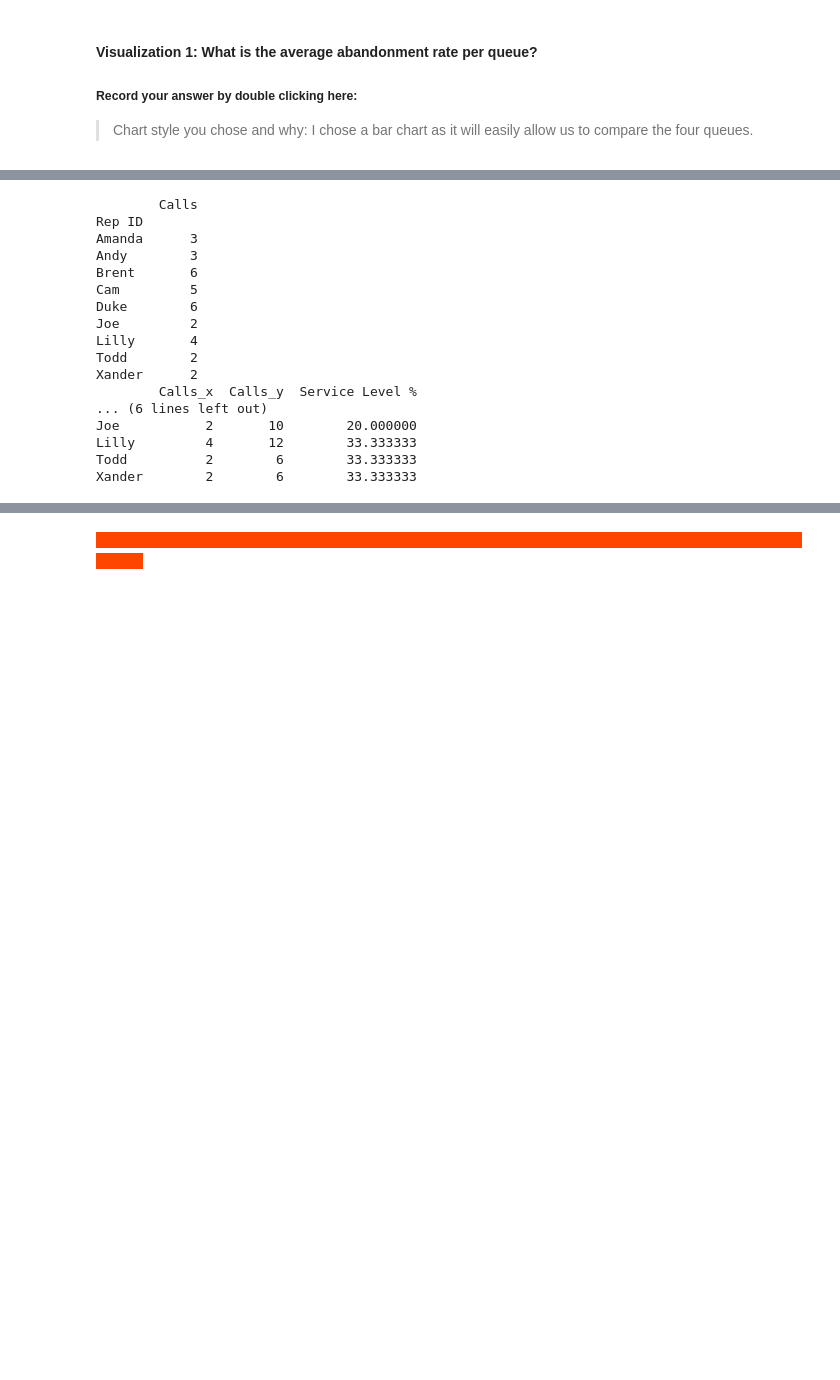
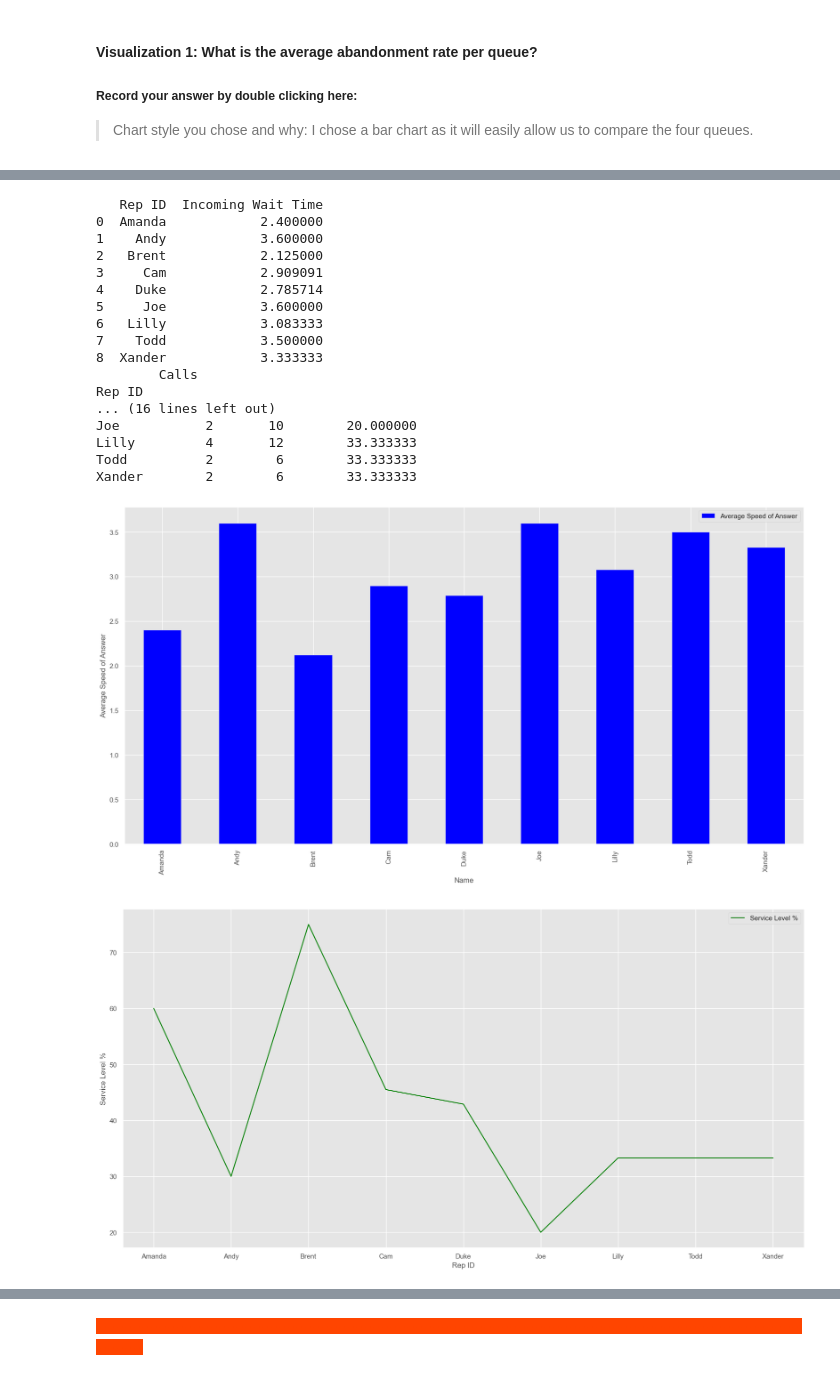
Before and after one commit to MizLizz/call-center-cleanup-assignment, a Jupyter notebook: Liz_Call_Center_Cleanup.ipynb, the cells around one changed output, grey strips where cells are left out. Saved outputs shown, nothing was run; the diff lists cells and outputs as text; code cells hidden in the pictures; blank space fills up the shorter version.

```diff
--- a/Liz_Call_Center_Cleanup.ipynb
+++ b/Liz_Call_Center_Cleanup.ipynb
@@ -527,48 +530,85 @@ Another option would be a double-line graph where one line represents each varia
 # north_plt contains the data you need for the average speed of answer of each rep
 
 north_plt = northdf_new.groupby("Rep ID")["Incoming Wait Time"].mean().to_frame().reset_index()
-
+print (north_plt)
 # Finding each Rep's Personal Service Level Percentage.  Basically, Calls within 2 secs / total calls
 
 # Table 1: Total Incoming calls less than 2 seconds grouped by Rep
 quick_calls = northdf_new[northdf_new["Incoming Wait Time"] <= 2.0]
 quick_reps = quick_calls[["Rep ID", "Calls"]]
 quick_stats = quick_reps.groupby(["Rep ID"]).sum()  # Final Table
 print(quick_stats)
 
 
 # Table 2: Total Incoming Calls Only grouped by Rep
 total_calls_in = northdf_new[northdf_new["Incoming or Outgoing"] == "Incoming"]
 rep_calls = total_calls_in[["Rep ID", "Calls"]]
 total_stats = rep_calls.groupby(["Rep ID"]).sum() # Final Table
 # print(total_stats)
 
 #  Table 3: Service Level Percentage created via merge
 service_level = pd.merge(quick_stats, total_stats, on="Rep ID")
 
 
 # Create Percentage Column in Table 3
 service_level["Service Level %"] = service_level["Calls_x"]/service_level["Calls_y"] * 100
 print(service_level)
 #Your Code Here:
+
+avg_speed={
+    "Amanda": 2.40,
+"Andy": 3.60,
+"Brent" :  2.12,
+"Cam":  2.90,
+"Duke": 2.79,
+"Joe":  3.60,
+"Lilly": 3.08,
+"Todd":  3.50,
+"Xander":  3.33
+}
+
+vis_two_df = pd.DataFrame({'Rep ID': avg_speed.keys(), 'Average Speed of Answer': avg_speed.values()})
+vis_two_df.plot.bar(x='Rep ID', y='Average Speed of Answer', color = 'blue')
+plt.xlabel("Name")
+plt.ylabel("Average Speed of Answer")
+plt.show()
+
+sl_percents={
+    "Amanda": 60,
+"Andy": 30,
+"Brent" :  75,
+"Cam":  45.5,
+"Duke": 42.9,
+"Joe":  20,
+"Lilly": 33.3,
+"Todd":  33.3,
+"Xander":  33.3
+}
+vis_two2_df = pd.DataFrame({'Rep ID': sl_percents.keys(), 'Service Level %': sl_percents.values()})
+vis_two2_df.plot.line(x='Rep ID', y='Service Level %', color = 'green')
+plt.xlabel("Rep ID")
+plt.ylabel("Service Level %")
+plt.show()
 # %% [output]
+   Rep ID  Incoming Wait Time
+0  Amanda            2.400000
+1    Andy            3.600000
+2   Brent            2.125000
+3     Cam            2.909091
+4    Duke            2.785714
+5     Joe            3.600000
+6   Lilly            3.083333
+7    Todd            3.500000
+8  Xander            3.333333
         Calls
 Rep ID
-Amanda      3
-Andy        3
-Brent       6
-Cam         5
-Duke        6
-Joe         2
-Lilly       4
-Todd        2
-Xander      2
-        Calls_x  Calls_y  Service Level %
-... (6 lines left out)
+... (16 lines left out)
 Joe           2       10        20.000000
 Lilly         4       12        33.333333
 Todd          2        6        33.333333
 Xander        2        6        33.333333
+[figure, added]
+[figure, added]
 # %% [markdown]
 #### Visualization 3: For each type of call purpose, how many calls are outgoing vs. incoming?
 ##### Record your answer by double clicking here:
```
Also changed, not shown: parts of 16 cells of this notebook.
